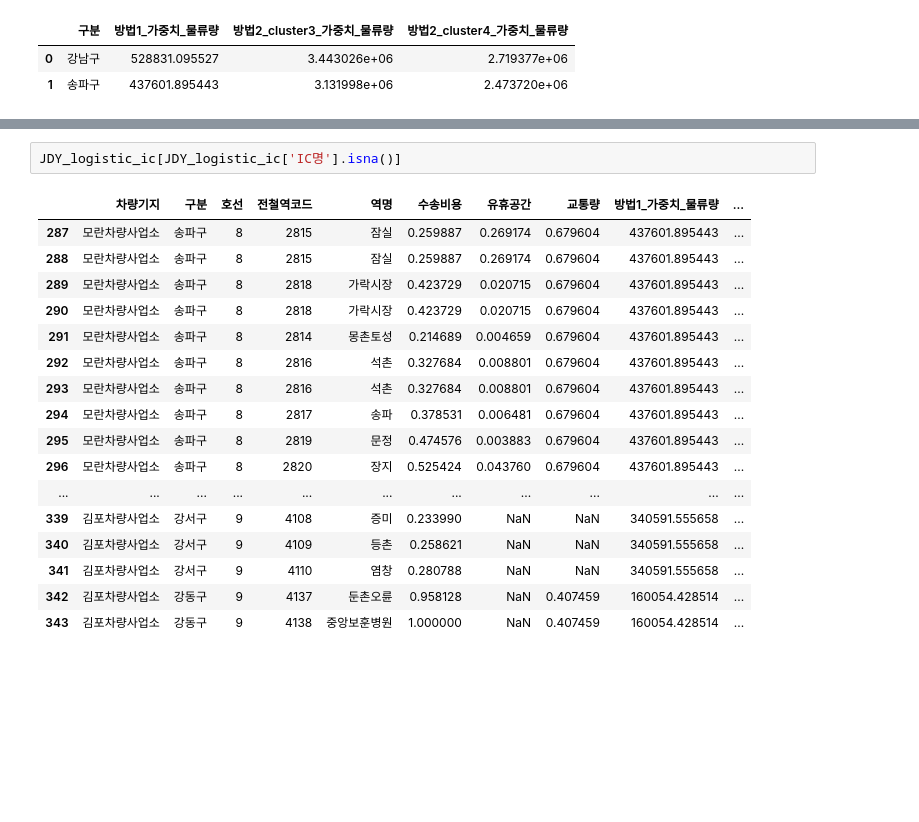
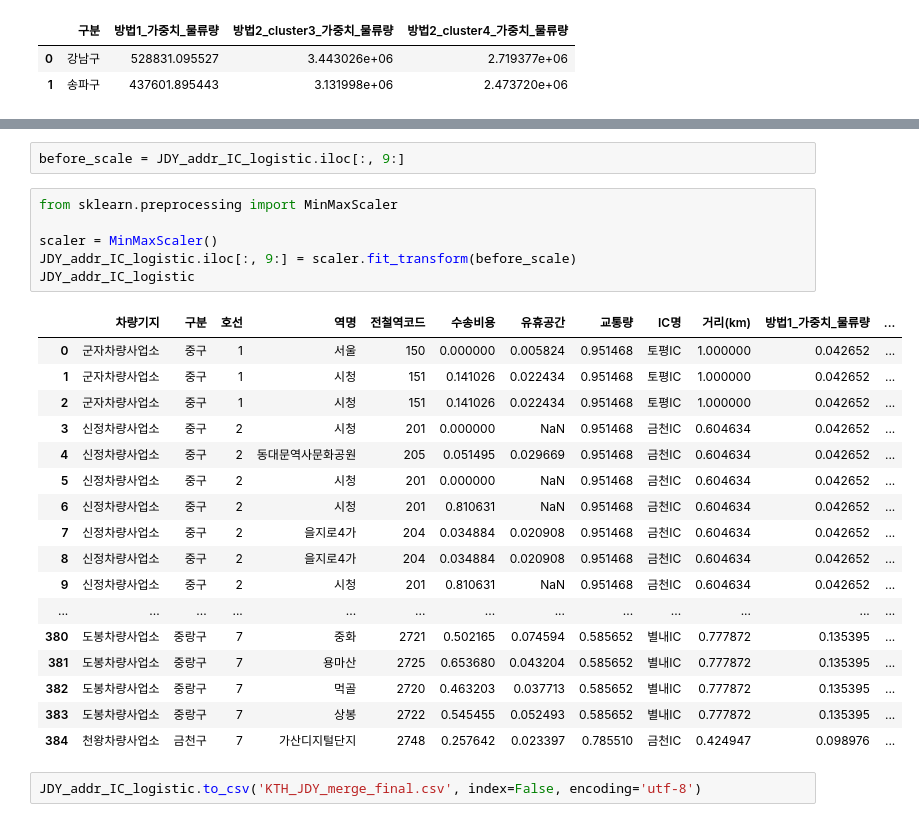
Before and after one commit to kth321/Ministry-of-Land-Infrastructure-and-Transport-public-data-competition, a Jupyter notebook: 데이터_통합.ipynb, the cells around one changed output, grey strips where cells are left out. Cells and saved outputs as stored; diff of their text form; blank space fills up the shorter version.

```diff
--- a/데이터_통합.ipynb
+++ b/데이터_통합.ipynb
@@ -171,20 +122,28 @@ memory usage: 42.1+ KB
-# %%
-JDY_logistic_ic[JDY_logistic_ic['IC명'].isna()]
-# %% [output]
-|  | 차량기지 | 구분 | 호선 | 전철역코드 | 역명 | 수송비용 | 유휴공간 | 교통량 | 방법1_가중치_물류량 | ... |
-| 287 | 모란차량사업소 | 송파구 | 8 | 2815 | 잠실 | 0.259887 | 0.269174 | 0.679604 | 437601.895443 | ... |
-| 288 | 모란차량사업소 | 송파구 | 8 | 2815 | 잠실 | 0.259887 | 0.269174 | 0.679604 | 437601.895443 | ... |
-| 289 | 모란차량사업소 | 송파구 | 8 | 2818 | 가락시장 | 0.423729 | 0.020715 | 0.679604 | 437601.895443 | ... |
-| 290 | 모란차량사업소 | 송파구 | 8 | 2818 | 가락시장 | 0.423729 | 0.020715 | 0.679604 | 437601.895443 | ... |
-| 291 | 모란차량사업소 | 송파구 | 8 | 2814 | 몽촌토성 | 0.214689 | 0.004659 | 0.679604 | 437601.895443 | ... |
-| 292 | 모란차량사업소 | 송파구 | 8 | 2816 | 석촌 | 0.327684 | 0.008801 | 0.679604 | 437601.895443 | ... |
-| 293 | 모란차량사업소 | 송파구 | 8 | 2816 | 석촌 | 0.327684 | 0.008801 | 0.679604 | 437601.895443 | ... |
-| 294 | 모란차량사업소 | 송파구 | 8 | 2817 | 송파 | 0.378531 | 0.006481 | 0.679604 | 437601.895443 | ... |
-| 295 | 모란차량사업소 | 송파구 | 8 | 2819 | 문정 | 0.474576 | 0.003883 | 0.679604 | 437601.895443 | ... |
-| 296 | 모란차량사업소 | 송파구 | 8 | 2820 | 장지 | 0.525424 | 0.043760 | 0.679604 | 437601.895443 | ... |
-| ... | ... | ... | ... | ... | ... | ... | ... | ... | ... | ... |
-| 339 | 김포차량사업소 | 강서구 | 9 | 4108 | 증미 | 0.233990 | NaN | NaN | 340591.555658 | ... |
-| 340 | 김포차량사업소 | 강서구 | 9 | 4109 | 등촌 | 0.258621 | NaN | NaN | 340591.555658 | ... |
-| 341 | 김포차량사업소 | 강서구 | 9 | 4110 | 염창 | 0.280788 | NaN | NaN | 340591.555658 | ... |
-| 342 | 김포차량사업소 | 강동구 | 9 | 4137 | 둔촌오륜 | 0.958128 | NaN | 0.407459 | 160054.428514 | ... |
-| 343 | 김포차량사업소 | 강동구 | 9 | 4138 | 중앙보훈병원 | 1.000000 | NaN | 0.407459 | 160054.428514 | ... |
+# %%
+before_scale = JDY_addr_IC_logistic.iloc[:, 9:]
+# %%
+from sklearn.preprocessing import MinMaxScaler
+
+scaler = MinMaxScaler()
+JDY_addr_IC_logistic.iloc[:, 9:] = scaler.fit_transform(before_scale)
+JDY_addr_IC_logistic
+# %% [output]
+|  | 차량기지 | 구분 | 호선 | 역명 | 전철역코드 | 수송비용 | 유휴공간 | 교통량 | IC명 | 거리(km) | 방법1_가중치_물류량 | ... |
+| 0 | 군자차량사업소 | 중구 | 1 | 서울 | 150 | 0.000000 | 0.005824 | 0.951468 | 토평IC | 1.000000 | 0.042652 | ... |
+| 1 | 군자차량사업소 | 중구 | 1 | 시청 | 151 | 0.141026 | 0.022434 | 0.951468 | 토평IC | 1.000000 | 0.042652 | ... |
+| 2 | 군자차량사업소 | 중구 | 1 | 시청 | 151 | 0.141026 | 0.022434 | 0.951468 | 토평IC | 1.000000 | 0.042652 | ... |
+| 3 | 신정차량사업소 | 중구 | 2 | 시청 | 201 | 0.000000 | NaN | 0.951468 | 금천IC | 0.604634 | 0.042652 | ... |
+| 4 | 신정차량사업소 | 중구 | 2 | 동대문역사문화공원 | 205 | 0.051495 | 0.029669 | 0.951468 | 금천IC | 0.604634 | 0.042652 | ... |
+| 5 | 신정차량사업소 | 중구 | 2 | 시청 | 201 | 0.000000 | NaN | 0.951468 | 금천IC | 0.604634 | 0.042652 | ... |
+| 6 | 신정차량사업소 | 중구 | 2 | 시청 | 201 | 0.810631 | NaN | 0.951468 | 금천IC | 0.604634 | 0.042652 | ... |
+| 7 | 신정차량사업소 | 중구 | 2 | 을지로4가 | 204 | 0.034884 | 0.020908 | 0.951468 | 금천IC | 0.604634 | 0.042652 | ... |
+| 8 | 신정차량사업소 | 중구 | 2 | 을지로4가 | 204 | 0.034884 | 0.020908 | 0.951468 | 금천IC | 0.604634 | 0.042652 | ... |
+| 9 | 신정차량사업소 | 중구 | 2 | 시청 | 201 | 0.810631 | NaN | 0.951468 | 금천IC | 0.604634 | 0.042652 | ... |
+| ... | ... | ... | ... | ... | ... | ... | ... | ... | ... | ... | ... | ... |
+| 380 | 도봉차량사업소 | 중랑구 | 7 | 중화 | 2721 | 0.502165 | 0.074594 | 0.585652 | 별내IC | 0.777872 | 0.135395 | ... |
+| 381 | 도봉차량사업소 | 중랑구 | 7 | 용마산 | 2725 | 0.653680 | 0.043204 | 0.585652 | 별내IC | 0.777872 | 0.135395 | ... |
+| 382 | 도봉차량사업소 | 중랑구 | 7 | 먹골 | 2720 | 0.463203 | 0.037713 | 0.585652 | 별내IC | 0.777872 | 0.135395 | ... |
+| 383 | 도봉차량사업소 | 중랑구 | 7 | 상봉 | 2722 | 0.545455 | 0.052493 | 0.585652 | 별내IC | 0.777872 | 0.135395 | ... |
+| 384 | 천왕차량사업소 | 금천구 | 7 | 가산디지털단지 | 2748 | 0.257642 | 0.023397 | 0.785510 | 금천IC | 0.424947 | 0.098976 | ... |
+# %%
+JDY_addr_IC_logistic.to_csv('KTH_JDY_merge_final.csv', index=False, encoding='utf-8')
```
Also changed, not shown: parts of 17 cells of this notebook, 6 other files.
